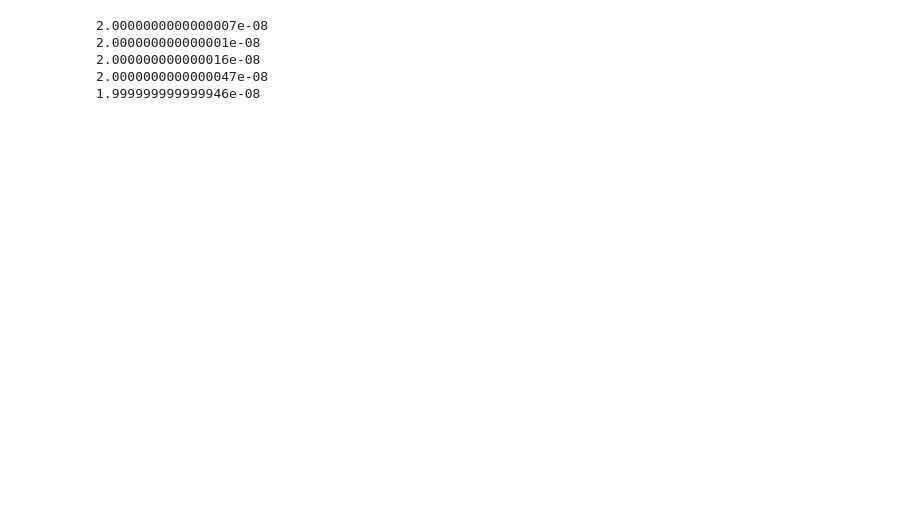
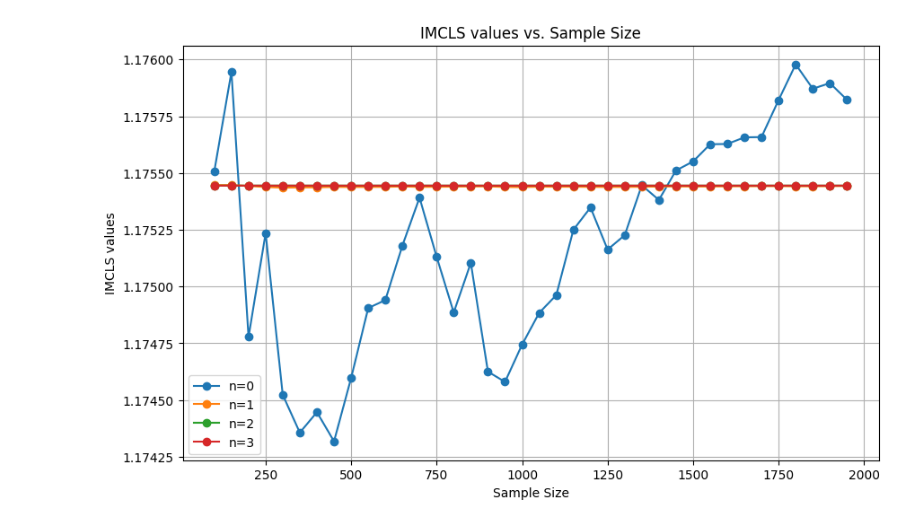
Before and after one commit to Armelle-h/Variance_reduction_Stochastic_Simulation_Project, a Jupyter notebook: Question5b).ipynb, the cells around one changed output. Drawn from its saved outputs; the diff is of its cells as text; code cells hidden in the pictures; blank space fills up the shorter version.

```diff
--- a/Question5b).ipynb
+++ b/Question5b).ipynb
@@ -114,5 +65,10 @@ def IMC(M,seed):
 # %%
+
 import numpy.polynomial.legendre as L
+
+
+seedMCLS1=1234
+seedMCLS2=1235
 
 def degree(n):
     if n!=0:
@@ -121,45 +77,67 @@ def degree(n):
         return list_
     if n==0:
         return [1,0] #small fix, [1,0] is equivalent to [1] but they didn't like [1]
 
+#Since we are computing a double integral, we adapt the method to our need. We are working with the following orthonormal basis (L_i(x)*L_j(y)) for i,j=0,...,N and L_i
+#is the Legendre polynomial of degree. The column of the matrix are just the evaluation of each vector of the basis at the samples (a_i,b_i) from i=1,...,M.
 def V_mat(M, N, A ,B):
     V=np.ones((M,(N+1)**2))
     counter=0
     for i in range(0,N+1):
         for j in range(0,N+1):
+            #We need the legendre polynomials with two variables
             l_i=np.sqrt(2*i+1)*L.Legendre(degree(i), domain=[0.6, 0.8]) #normalization coefficient to ensure orthonormality of
-            #Legendre polynomials
             l_j=np.sqrt(2*j+1)*L.Legendre(degree(j), domain=[0.7, 0.9])
-            V[:,counter]=[l_i(x)*l_j(y) for x,y in zip(A,B)]
+            V[:,counter]=[l_i(x)*l_j(y) for x,y in zip(A,B)] #Each column is the vector []
             counter+=1
     return V, np.linalg.cond(V)
 
-def coefficient(M, N, seed):
+#We want to find the coefficients that minimize Q(a_m,b_m) - \sum_{1\leq i,j \leq n} c_{i,j}*L_i(a_m)*L_j(b_m)
+def coefficient(M, N,seed):
     np.random.seed(seed) #for reproducibility
     A=np.random.uniform(0.6, 0.8,size=M)
     B=np.random.uniform(0.7,0.9,size=M)
-    V, cond_V=V_mat(M, N, A, B)
-    Q_eval=np.array([Q(a,b) for a,b in zip(A,B)])
-    c_coeff,_,_,_=np.linalg.lstsq(V,Q_eval, rcond=10**(-5))
+    V, cond_V=V_mat(M, N, A, B) #Defining the matrix
+    Q_eval=np.array([Q(a,b) for a,b in zip(A,B)]) #Computing Q(A,B)
+    c_coeff,_,_,_=np.linalg.lstsq(V,Q_eval, rcond=10**(-5)) #Finding the coefficients
     return c_coeff, cond_V
 
-def IMCLS(M, N, seed_1, seed_2):
+def IMCLS(M, N,seed_1,seed_2):
     area=(0.2)**2
     np.random.seed(seed_1)
     A=np.random.uniform(0.6, 0.8,size=M)
     B=np.random.uniform(0.7,0.9,size=M)
-    c_coeff, cond_V=coefficient(M, N, seed_2)
+    c_coeff, cond_V=coefficient(M, N,seed_2) #We use different seed, since we don't use the same samples to compute the coefficients.
     l_array=lambda x,y,n: np.array([np.sqrt(2*i+1)*L.Legendre(degree(i), domain=[0.6,0.8])(x)*
-                                    np.sqrt(2*j+1)*L.Legendre(degree(j), domain=[0.7,0.8])(y) for i in range(0,n+1) for j in
+                                    np.sqrt(2*j+1)*L.Legendre(degree(j), domain=[0.7,0.9])(y) for i in range(0,n+1) for j in
                                      range(0,n+1) ])
-    Q_array=np.array([Q(x,y)-c_coeff@l_array(x,y, N) for x,y in zip(A,B)])
+    Q_array=np.array([Q(x,y)-c_coeff@l_array(x,y, N) for x,y in zip(A,B)]) #Evaluating Q(a_m,b_m) - \sum_{1\leq i,j \leq n} c_{i,j}*L_i(a_m)*L_j(b_m) for each sample
+
+    Error=np.std(Q_array) #In prevision of the next question, we compute the standard deviation as this will be our error estimator.
 
     IMCLS_value=np.mean(Q_array)+c_coeff[0]
     IMCLS_prime_val=c_coeff[0]
     return IMCLS_value*area
+
+
+fig, ax = plt.subplots(figsize=(10, 6))
+
+# Iterate over different values of n
+for n in range(4):
+    sample_sizes = np.arange(100, 2000, 50)
+    values = [IMCLS(size, n, seedMCLS1, seedMCLS2) for size in sample_sizes]
+
+    # Plotting with different colors for each value of n
+    ax.plot(sample_sizes, values, marker='o', label=f'n={n}')
+
+# Set labels and title
+ax.set_title('IMCLS values vs. Sample Size')
+ax.set_xlabel('Sample Size')
+ax.set_ylabel('IMCLS values')
+ax.legend()  # Show legend with labels for each value of n
+ax.grid(True)
+
+# Show the figure
+plt.show()
 # %% [output]
-2.0000000000000007e-08
-2.000000000000001e-08
-2.000000000000016e-08
-2.0000000000000047e-08
-1.999999999999946e-08
+[figure, added]
```
Also changed, not shown: parts of 2 cells of this notebook, 2 other files.
